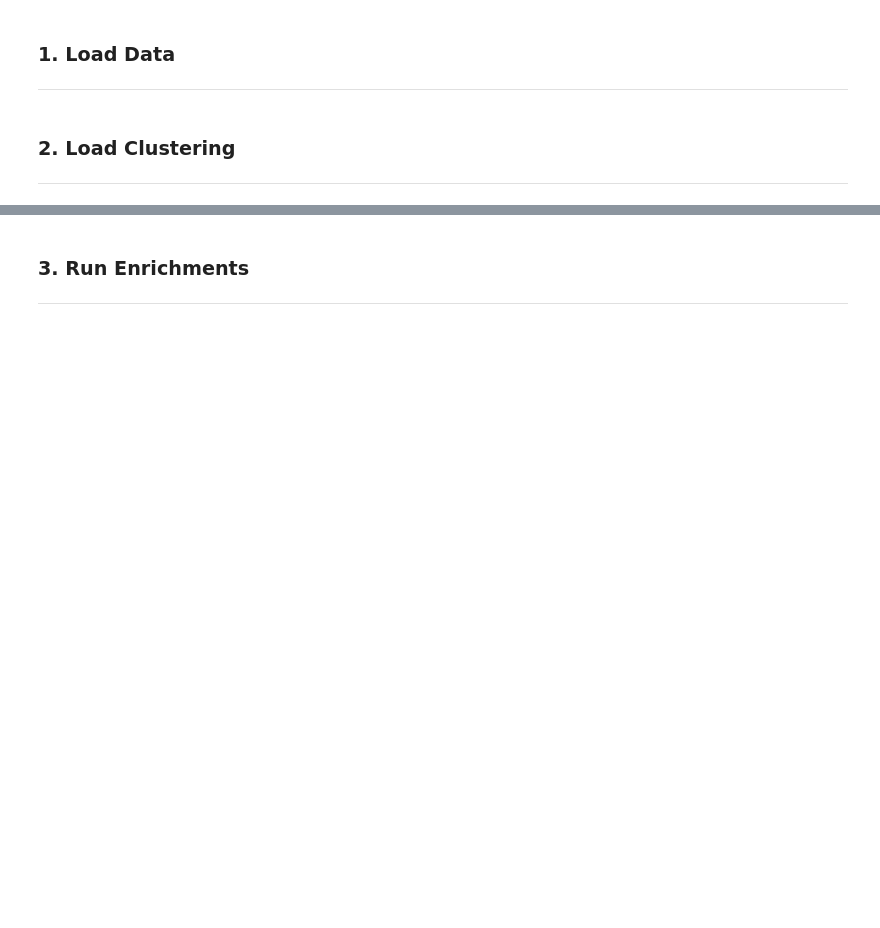
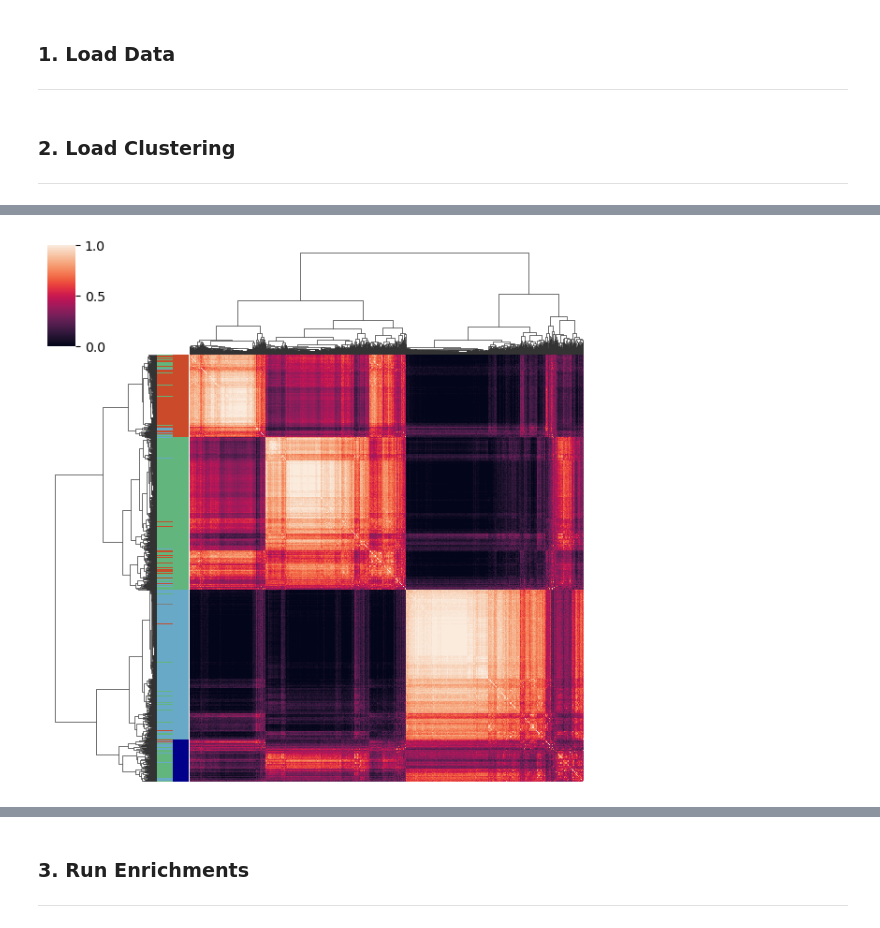
Before and after one commit to shankara-a/amyloidosis_bmc_2023, a Jupyter notebook: 03b_cluster_enrichment_pca.ipynb, the cells around one changed output, grey strips where cells are left out. Saved outputs shown, nothing was run; the diff lists cells and outputs as text; code cells hidden in the pictures; blank space fills up the shorter version.

```diff
--- a/03b_cluster_enrichment_pca.ipynb
+++ b/03b_cluster_enrichment_pca.ipynb
@@ -53,9 +61,30 @@ meta_df['cluster4'] = meta_df['cluster4'].apply(lambda x: {"3":"Low","4":"Low-In
 # %%
-from scipy.cluster import hierarchy
-from scipy.spatial import distance
+def plot_cmatrix(result, run_name="full_na_dataset", k=3, metas=[], **kwargs):
+    """_summary_
 
-row_linkage = hierarchy.linkage(
-    distance.pdist(cm_df.values), method='average')
+    Args:
+        result (_type_): _description_
+        run_name (str, optional): _description_. Defaults to "full_na_dataset".
+        k (int, optional): _description_. Defaults to 3.
+    """
+    from scipy.cluster import hierarchy
+    from scipy.spatial import distance
 
-col_linkage = hierarchy.linkage(
-    distance.pdist(cm_df.values.T), method='average')
+    cm_df = result[run_name][k-1]['cm']
+
+    # Compute linkages
+    row_linkage = hierarchy.linkage(distance.pdist(cm_df.values), method='average')
+    col_linkage = hierarchy.linkage(distance.pdist(cm_df.values.T), method='average')
+
+    # Create clustermap
+    sns.clustermap(
+        cm_df,
+        row_linkage=row_linkage,
+        col_linkage=col_linkage,
+        xticklabels=[],
+        yticklabels=[],
+        rasterized=True,
+        figsize=(6,6),
+        row_colors=[x[cm_df.index] for x in metas],
+        **kwargs
+        )
@@ -87,0 +91,8 @@ plt.savefig("figures/ccp_cmatrix.svg", dpi=200, bbox_inches='tight')
+# %%
+m1 = clusters_3_df['full_na_dataset_3'].fillna("n/a").apply(lambda x: {1:"#69a9c8",2:"#62b67d", 3:"#ca4a29", "n/a":"grey"}[x])
+m2 = clusters_4_df['full_dataset/mice_qvars_02_4'].fillna("n/a").apply(lambda x: {1:"darkblue",2:"#62b67d", 3:"#69a9c8", 4:"#ca4a29", "n/a":"grey"}[x])
+
+plot_cmatrix(result, run_name="full_dataset/mice_qvars_02", metas=[m1, m2])
+plt.savefig("figures/consensus_heatmap_v2.pdf", dpi=300, bbox_inches='tight')
+# %% [output]
+[figure, added]
```
Also changed, not shown: parts of 19 cells of this notebook, 12 other files.
